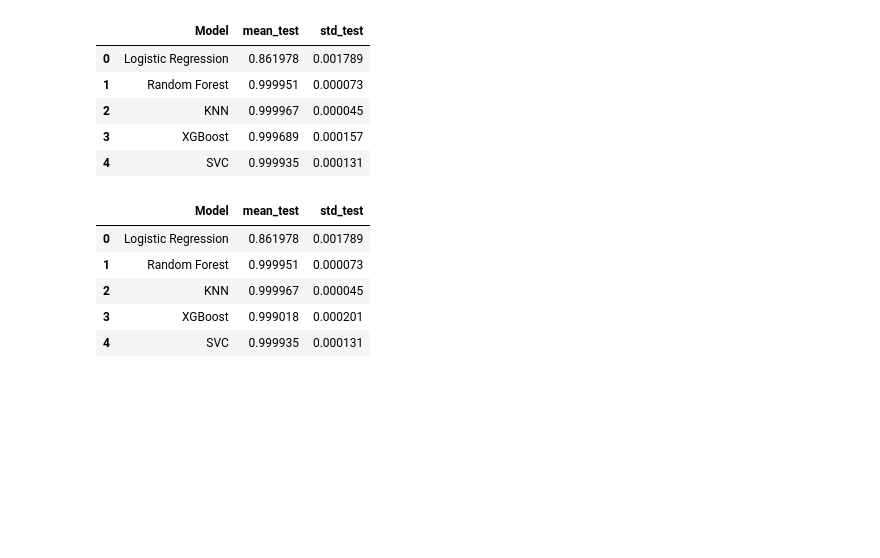
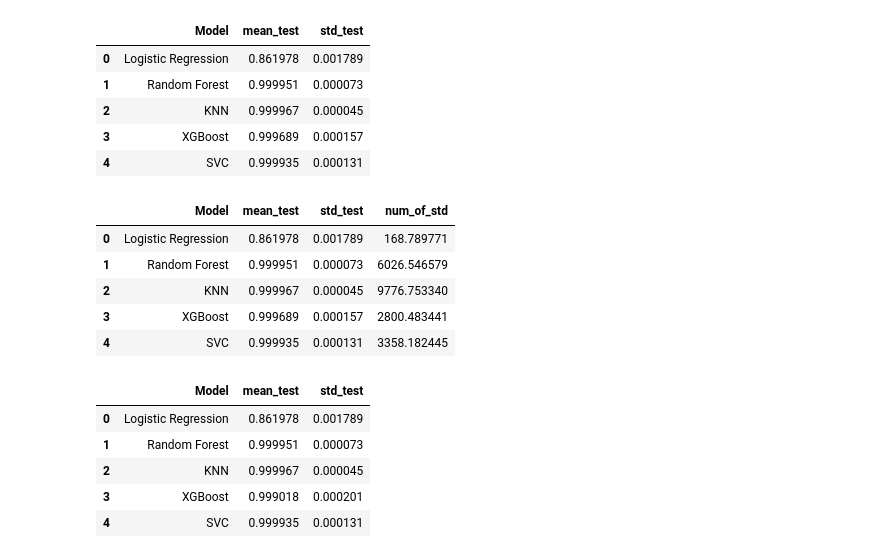
Before and after one commit to kathywu1201/Mushroom_Edibility_Classification_ML_Project, a Jupyter notebook: mushroom_ml_code_final_ver1.ipynb, the cells around one changed output. Saved outputs shown, nothing was run; the diff lists cells and outputs as text; code cells hidden in the pictures; blank space fills up the shorter version.

```diff
--- a/mushroom_ml_code_final_ver1.ipynb
+++ b/mushroom_ml_code_final_ver1.ipynb
@@ -779,6 +779,16 @@ result_scores
 | 2 | KNN | 0.999967 | 0.000045 |
 | 3 | XGBoost | 0.999689 | 0.000157 |
 | 4 | SVC | 0.999935 | 0.000131 |
+# %%
+result_scores['num_of_std'] = ((result_scores['mean_test'] - baseline_acc) / result_scores['std_test'])
+result_scores
+# %% [output]
+|  | Model | mean_test | std_test | num_of_std |
+| 0 | Logistic Regression | 0.861978 | 0.001789 | 168.789771 |
+| 1 | Random Forest | 0.999951 | 0.000073 | 6026.546579 |
+| 2 | KNN | 0.999967 | 0.000045 | 9776.753340 |
+| 3 | XGBoost | 0.999689 | 0.000157 | 2800.483441 |
+| 4 | SVC | 0.999935 | 0.000131 | 3358.182445 |
 # %%
 res_test_score
 # %% [output]
```
Also changed, not shown: parts of 1 cell of this notebook, 29 other files.
